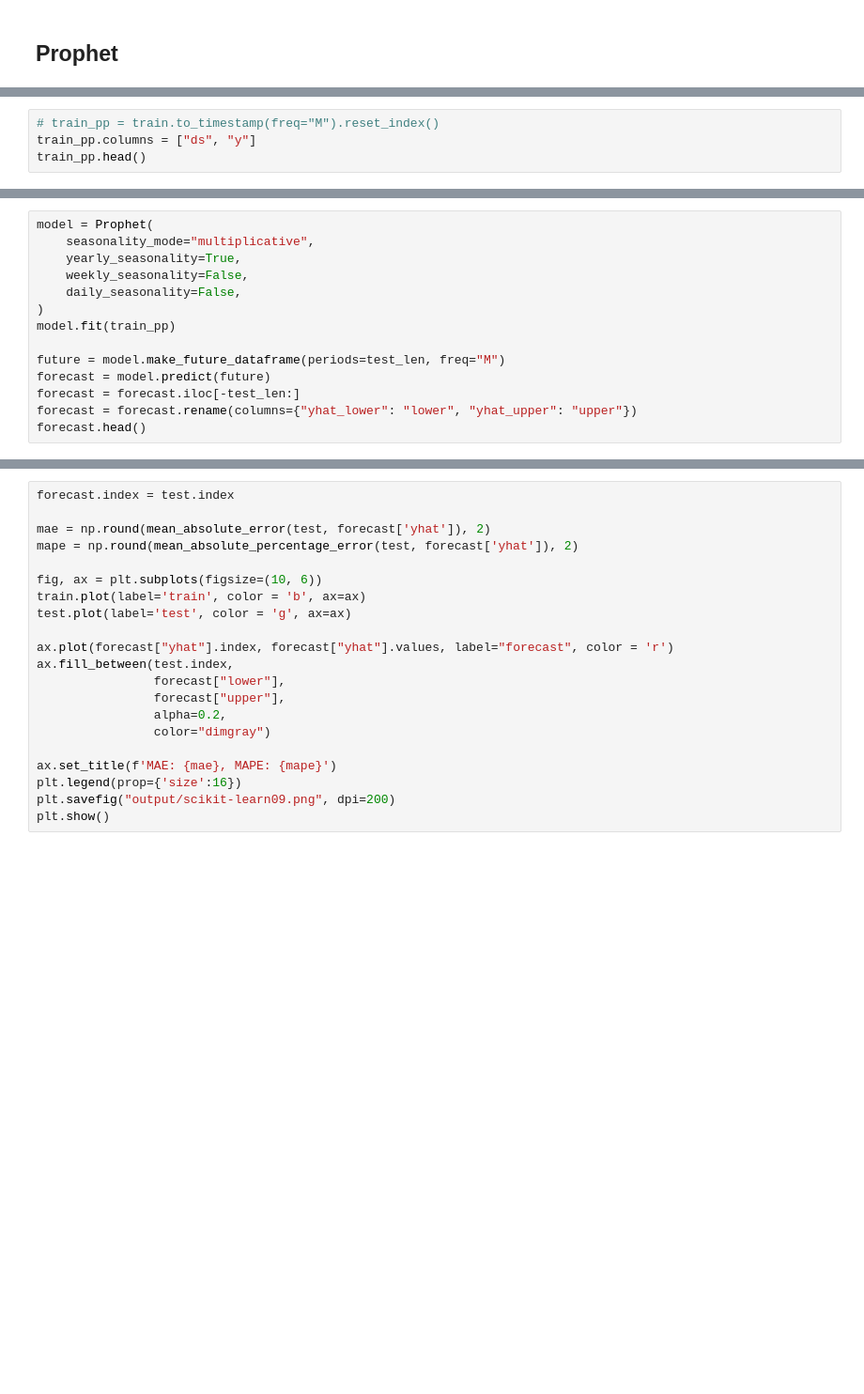
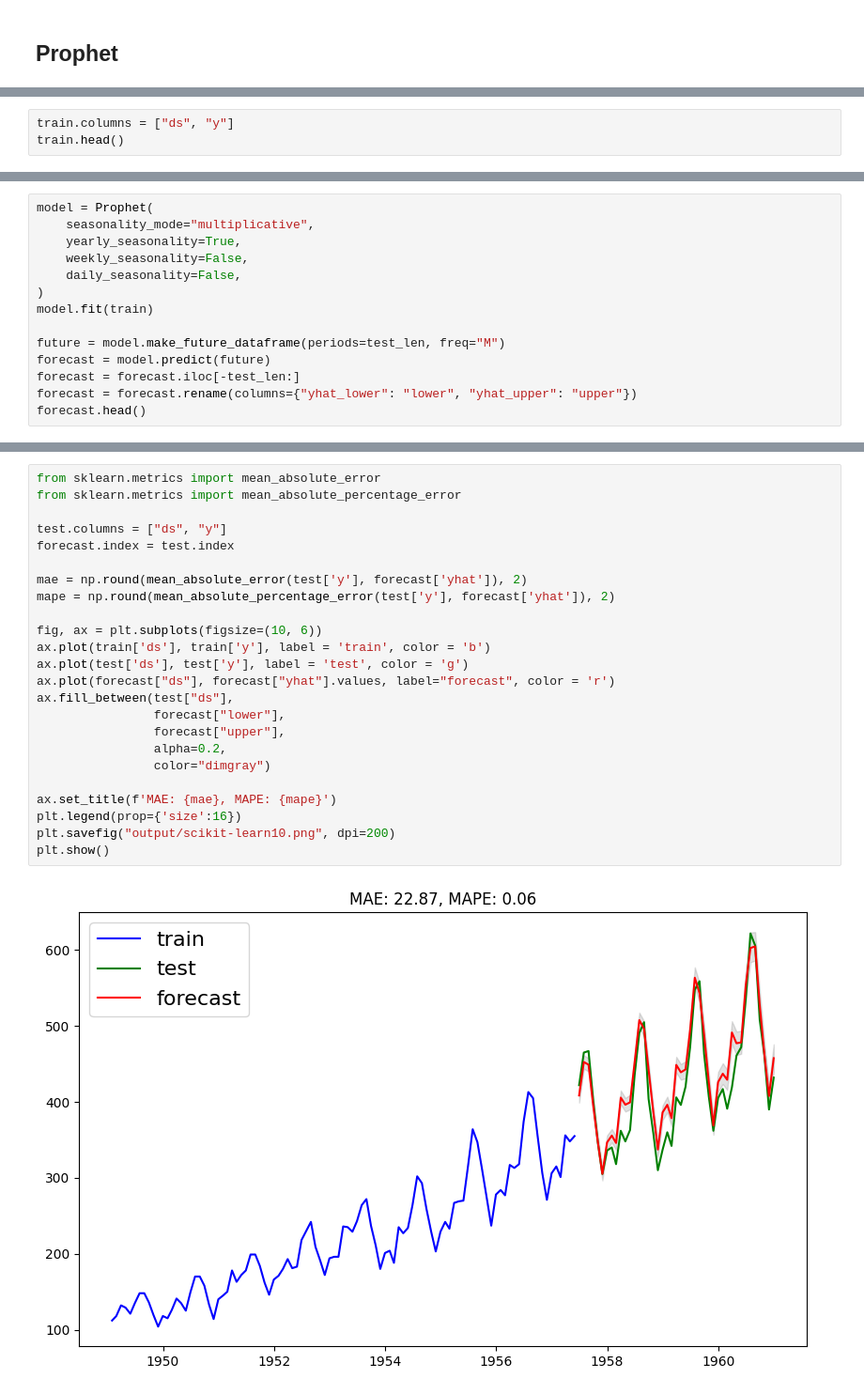
Before and after one commit to dschloe/streamlitbook-saraevan, a Jupyter notebook: ch03/step05_scikit-learn.ipynb, the cells around one changed output, grey strips where cells are left out. Shown at 94% size. Drawn from its saved outputs; the diff is of its cells as text; blank space fills up the shorter version.

```diff
--- a/ch03/step05_scikit-learn.ipynb
+++ b/ch03/step05_scikit-learn.ipynb
@@ -327,5 +332,4 @@ train.shape, test.shape
 # %%
-# train_pp = train.to_timestamp(freq="M").reset_index()
-train_pp.columns = ["ds", "y"]
-train_pp.head()
+train.columns = ["ds", "y"]
+train.head()
 # %% [output]
@@ -337,7 +346,7 @@ model = Prophet(
     weekly_seasonality=False,
     daily_seasonality=False,
 )
-model.fit(train_pp)
+model.fit(train)
 
 future = model.make_future_dataframe(periods=test_len, freq="M")
 forecast = model.predict(future)
@@ -349,21 +403,26 @@ forecast.info()
 # %%
+from sklearn.metrics import mean_absolute_error
+from sklearn.metrics import mean_absolute_percentage_error
+
+test.columns = ["ds", "y"]
 forecast.index = test.index
 
-mae = np.round(mean_absolute_error(test, forecast['yhat']), 2)
-mape = np.round(mean_absolute_percentage_error(test, forecast['yhat']), 2)
+mae = np.round(mean_absolute_error(test['y'], forecast['yhat']), 2)
+mape = np.round(mean_absolute_percentage_error(test['y'], forecast['yhat']), 2)
 
 fig, ax = plt.subplots(figsize=(10, 6))
-train.plot(label='train', color = 'b', ax=ax)
-test.plot(label='test', color = 'g', ax=ax)
-
-ax.plot(forecast["yhat"].index, forecast["yhat"].values, label="forecast", color = 'r')
-ax.fill_between(test.index,
+ax.plot(train['ds'], train['y'], label = 'train', color = 'b')
+ax.plot(test['ds'], test['y'], label = 'test', color = 'g')
+ax.plot(forecast["ds"], forecast["yhat"].values, label="forecast", color = 'r')
+ax.fill_between(test["ds"],
                 forecast["lower"],
                 forecast["upper"],
                 alpha=0.2,
                 color="dimgray")
 
 ax.set_title(f'MAE: {mae}, MAPE: {mape}')
 plt.legend(prop={'size':16})
-plt.savefig("output/scikit-learn09.png", dpi=200)
+plt.savefig("output/scikit-learn10.png", dpi=200)
 plt.show()
+# %% [output]
+[figure, added]
```
Also changed, not shown: parts of 11 cells of this notebook, 4 other files.
